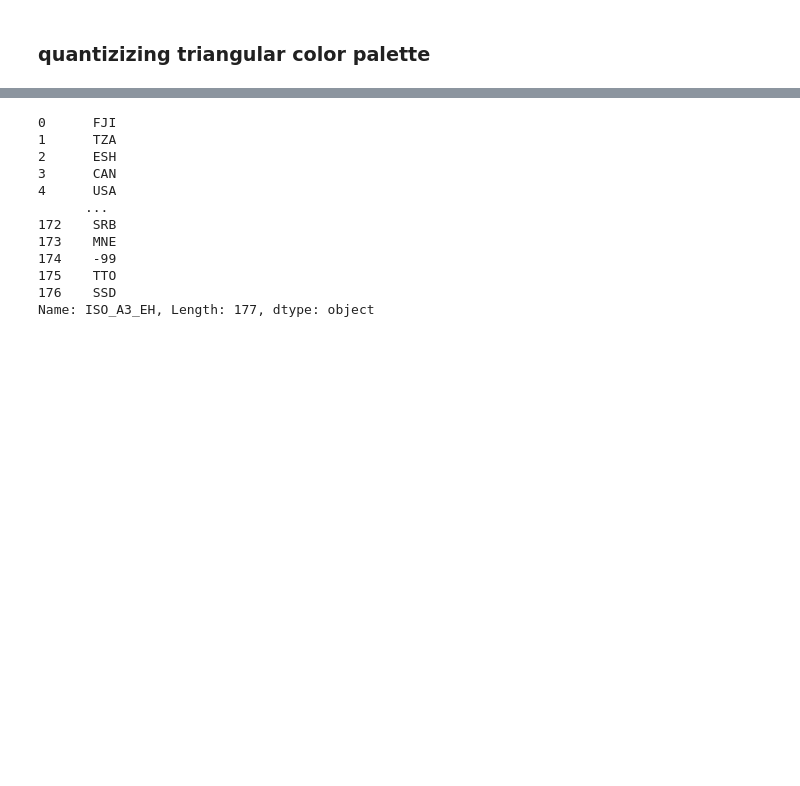
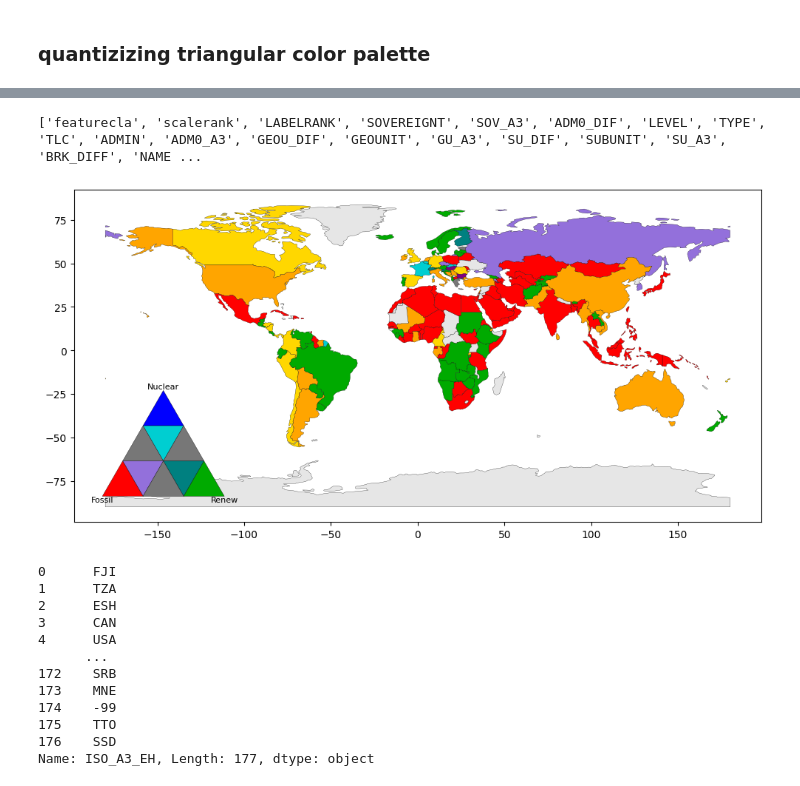
Before and after one commit to raulgarciadiez/energy_maps, a Jupyter notebook: color_code.ipynb, the cells around one changed output, grey strips where cells are left out. Cells and saved outputs as stored; diff of their text form; code cells hidden in the pictures; blank space fills up the shorter version.

Commit message:
trying trivariate legend still

```diff
--- a/color_code.ipynb
+++ b/color_code.ipynb
@@ -355,3 +573,36 @@ plt.show()
+# %%
+
+world = gpd.read_file("ne_110m_admin_0_countries.shp")
+print (list(world.columns))
+
+world["color"] = [
+    color_func(*countries_shares[iso])
+    #ternary_to_rgb_scaled(*countries_shares[iso], base_colors, caps)
+    if iso in countries_shares else (0.9, 0.9, 0.9)
+    for iso in world["ISO_A3_EH"]
+]
+
+# Plot
+fig, ax = plt.subplots(figsize=(12, 6))
+world.plot(color=world["color"], ax=ax, edgecolor="black", linewidth=0.2)
+
+# Add ternary legend as inset
+from mpl_toolkits.axes_grid1.inset_locator import inset_axes
+axins = inset_axes(ax, width="20%", height="35%", loc='lower left', borderpad=2)
+
+draw_quantized_ternary(axins, color_func, N=3)
+axins.set_aspect('equal')
+axins.axis('off')
+
+# Optional: label corners
+axins.text(0, 0, "Fossil", ha='center', va='top', fontsize=8)
+axins.text(1, 0, "Renew", ha='center', va='top', fontsize=8)
+axins.text(0.5, np.sqrt(3)/2, "Nuclear", ha='center', va='bottom', fontsize=8)
+
+plt.show()
+# %% [output]
+['featurecla', 'scalerank', 'LABELRANK', 'SOVEREIGNT', 'SOV_A3', 'ADM0_DIF', 'LEVEL', 'TYPE', 'TLC', 'ADMIN', 'ADM0_A3', 'GEOU_DIF', 'GEOUNIT', 'GU_A3', 'SU_DIF', 'SUBUNIT', 'SU_A3', 'BRK_DIFF', 'NAME ...
+[figure, added]
 # %%
 world["ISO_A3_EH"]
 # %% [output]
```
Also changed, not shown: parts of 5 cells of this notebook.
